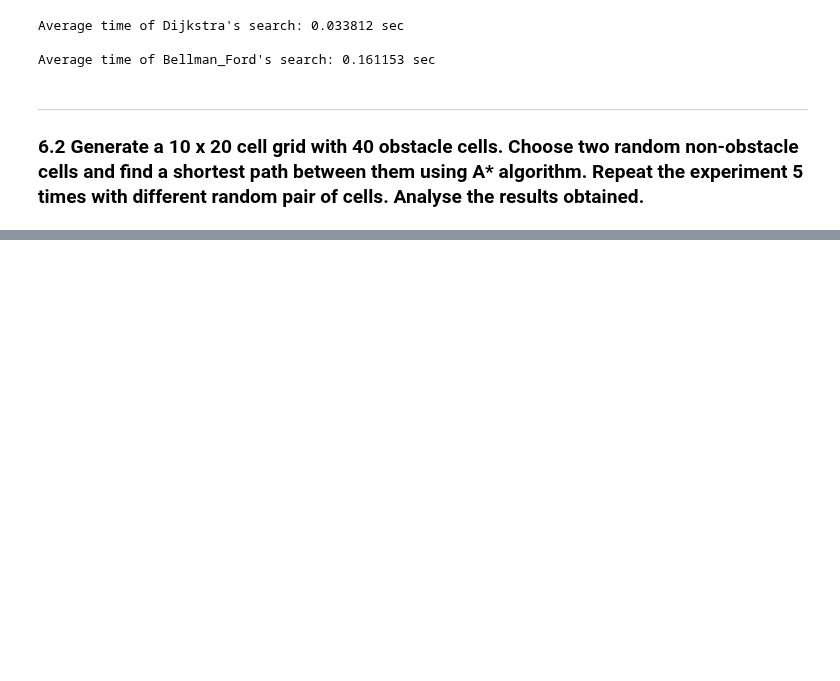
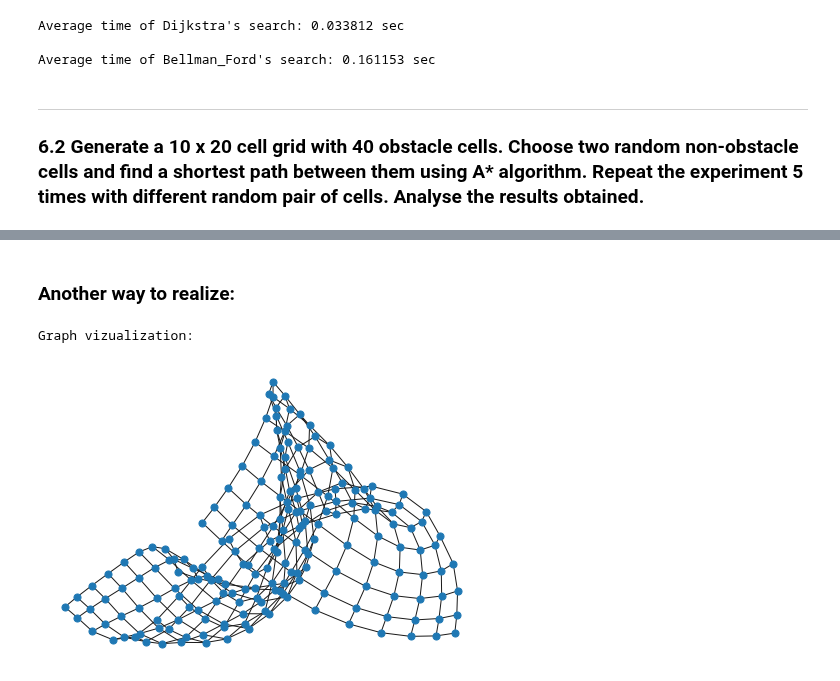
Before and after one commit to belpablo/Algorithms-21, a Jupyter notebook: Lab_6/Lab_6.ipynb, the cells around one changed output, grey strips where cells are left out. Drawn from its saved outputs; the diff is of its cells as text; code cells hidden in the pictures; blank space fills up the shorter version.

```diff
--- a/Lab_6/Lab_6.ipynb
+++ b/Lab_6/Lab_6.ipynb
@@ -171,0 +168,39 @@ for i in range(n_rows):
+# %% [markdown]
+### Another way to realize:
+# %%
+import random
+import numpy as np
+import networkx as nx
+import matplotlib.pyplot as plt
+from time import perf_counter as time
+
+# Data generation---------
+random.seed(10)
+
+n_rows, n_colls, n_obstacles = 10, 20, 40
+#n_rows, n_colls, n_obstacles = 4, 4, 0
+n_nodes = n_rows * n_colls
+
+### The node number is related to its indexes in the original grid
+### as follows: (i, j) -> n(i, j) = i * n_colls + j
+### and in the opposite direction: n -> i(n) = n // n_colls, j(n) = n % n_colls
+### Thus, in the n(i, j)-th row, ones will stand only in places of type n(i +- 1, j +- 1)
+
+adj_matrix = np.zeros([n_nodes, n_nodes])
+for num in range(n_nodes):
+
+    i, j =  num // n_colls, num % n_colls
+
+    for tmp in [1, -1]:
+        if 0 < j + tmp < n_colls:
+            adj_matrix[num, i * n_colls + j + tmp] = adj_matrix[i * n_colls + j + tmp, num] = 1
+        if 0 < i + tmp < n_rows:
+            adj_matrix[num, (i + tmp) * n_colls + j] = adj_matrix[(i + tmp) * n_colls + j, num] = 1
+
+
+print('\nGraph vizualization:')
+graph = nx.Graph(adj_matrix)
+nx.draw(graph, node_size = 50)
+# %% [output]
+Graph vizualization:
+[figure, added]
```
Also changed, not shown: parts of 3 cells of this notebook.
